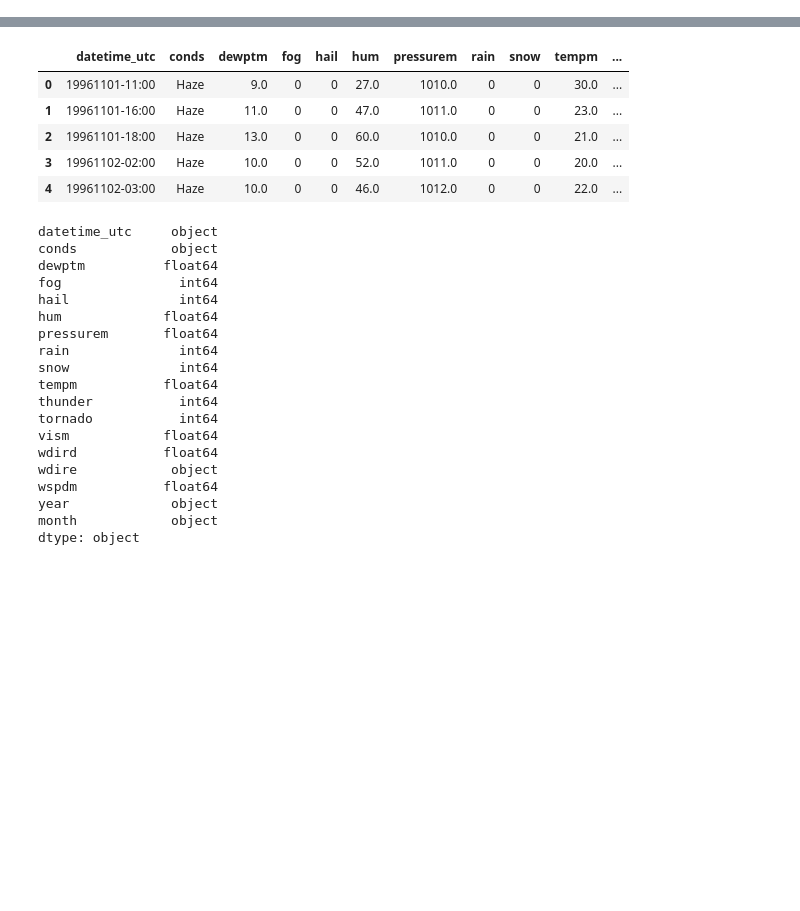
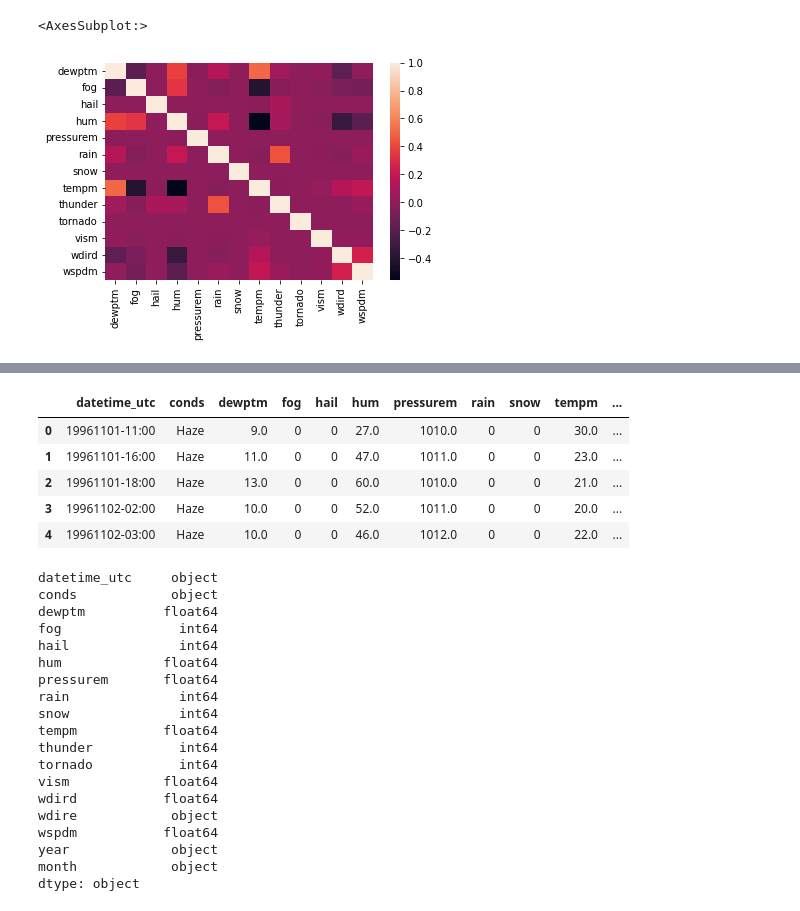
Before and after one commit to rankx034/final-project, a Jupyter notebook: ML_Models.ipynb, the cells around one changed output, grey strips where cells are left out. Cells and saved outputs as stored; diff of their text form; code cells hidden in the pictures; blank space fills up the shorter version.

```diff
--- a/ML_Models.ipynb
+++ b/ML_Models.ipynb
@@ -27,0 +13,3 @@ df
+# %%
+#Connecting Database instance
+conn = sqlite3.connect('Database/delhi.sqlite')
@@ -27,0 +19,6 @@ df
+# %%
+#Creating the DataFrame
+query = conn.execute("SELECT * From delhi_table")
+cols = [column[0] for column in query.description]
+df= pd.DataFrame.from_records(data = query.fetchall(), columns = cols)
+data = df.copy()
@@ -27,0 +54,6 @@ df
+# %%
+corr = data.corr()
+sns.heatmap(corr, xticklabels=corr.columns, yticklabels=corr.columns, annot=False)
+# %% [output]
+<AxesSubplot:>
+[figure, added]
```
Also changed, not shown: parts of 32 cells of this notebook, 2 other files.
